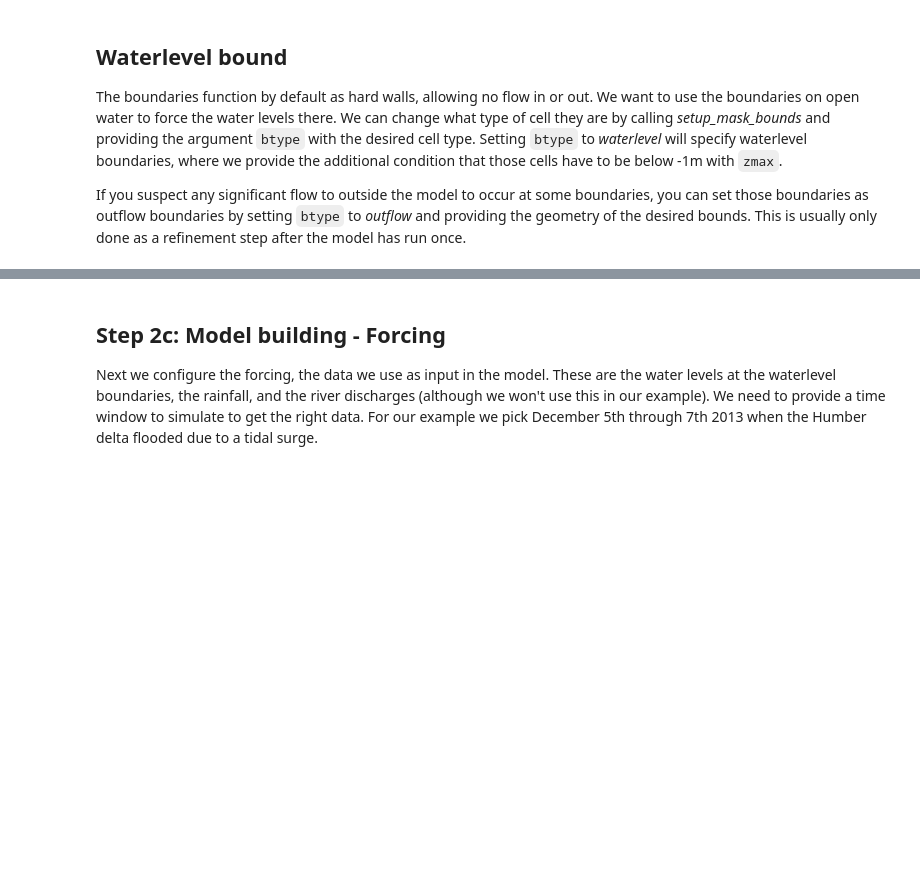
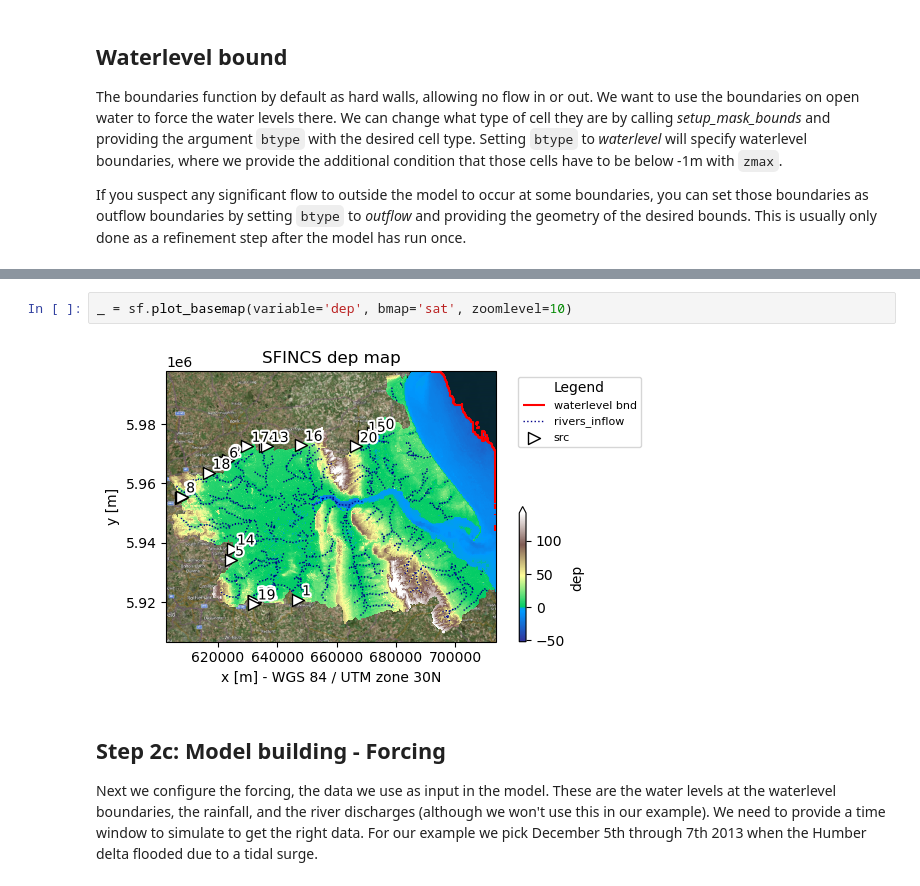
Before and after one commit to interTwin-eu/DT-flood, a Jupyter notebook: Notebooks/SetupSFINCS.ipynb, the cells around one changed output, grey strips where cells are left out. Cells and saved outputs as stored; diff of their text form; blank space fills up the shorter version.

```diff
--- a/Notebooks/SetupSFINCS.ipynb
+++ b/Notebooks/SetupSFINCS.ipynb
@@ -156,3 +193,7 @@ _ = sf.plot_basemap(variable='msk', bmap='sat', zoomlevel=10)
+# %%
+_ = sf.plot_basemap(variable='dep', bmap='sat', zoomlevel=10)
+# %% [output]
+[figure, added]
 # %% [markdown]
 ## **Step 2c:** Model building - Forcing
 
```
Also changed, not shown: parts of 16 cells of this notebook, 41 other files.
